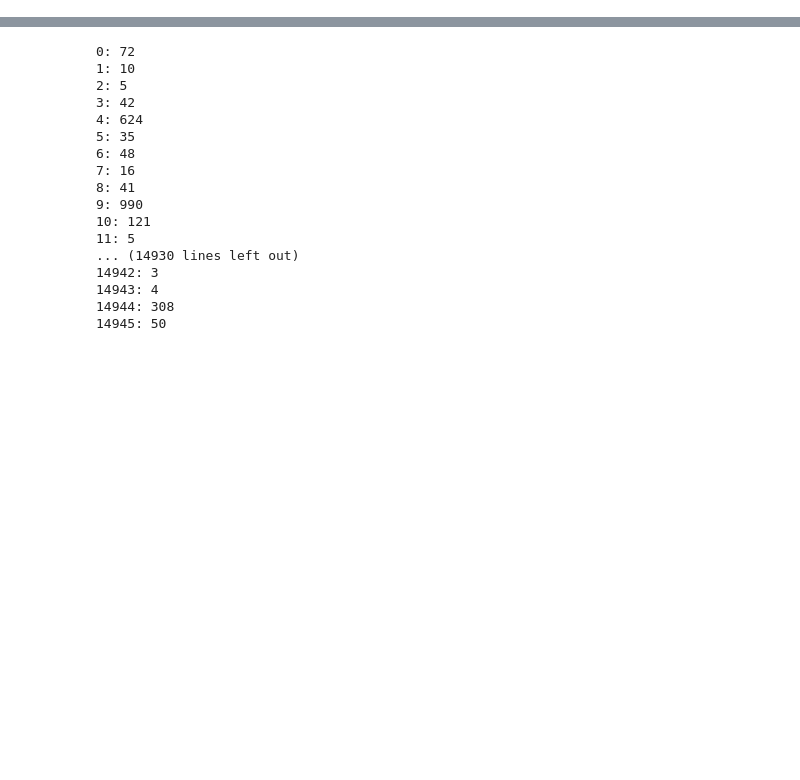
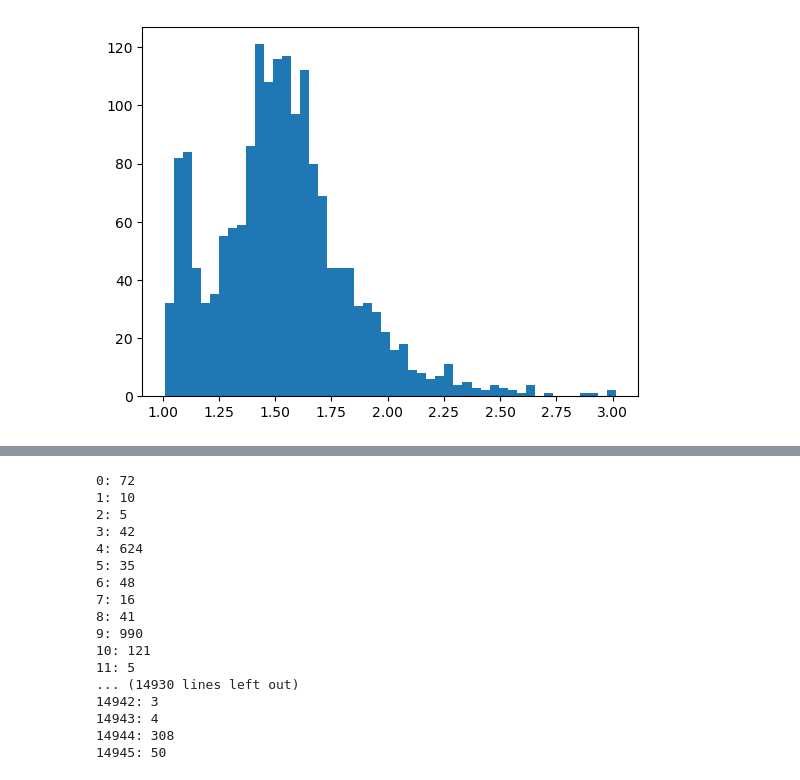
Before and after one commit to kaifronsdal/TheoremSense, a Jupyter notebook: theoremsense/test.ipynb, the cells around one changed output, grey strips where cells are left out. Cells and saved outputs as stored; diff of their text form; code cells hidden in the pictures; blank space fills up the shorter version.

```diff
--- a/theoremsense/test.ipynb
+++ b/theoremsense/test.ipynb
@@ -26,0 +60,34 @@ d[1]['train'][72]
+# %%
+from torch.nn import CrossEntropyLoss
+import torch
+import numpy as np
+
+def perplexity(outputs):
+    if not isinstance(outputs, list):
+        outputs = [outputs]
+
+    ppls = []
+    loss_fn = CrossEntropyLoss(reduction='none')
+    for o in outputs:
+        # o.logprobs is a dict from token ids to log probabilities
+        # o.token_ids is a sequence of tokens
+        # create a tensor of token ids of shape (seq_len, k)
+        # ensure that the target tokens are the first tokens in the logprobs array
+        assert [list(v.keys())[0] for v in o.logprobs] == o.token_ids
+
+
+        logprobs = [list(v.values()) for v in o.logprobs]
+        # pad logprobs with -inf to ensure that the tensor is of shape (seq_len, k)
+        max_len = max(len(l) for l in logprobs)
+        logprobs = [l + [-float('inf')] * (max_len - len(l)) for l in logprobs]
+        logprobs = torch.tensor(logprobs)
+
+        ppl = np.exp(np.mean(loss_fn(logprobs, torch.zeros(logprobs.shape[0], dtype=torch.long)).tolist()))
+        ppls.append(ppl)
+
+        # lls += [loss_fn(logprobs, torch.zeros(logprobs.shape[0], dtype=torch.long)).tolist()]
+
+    return ppls
+    # print(len(lls))
+    # print(len(lls[0]))
+    # return np.exp(np.mean(lls, axis=1))
@@ -26,0 +257,7 @@ d[1]['train'][72]
+# %%
+import matplotlib.pyplot as plt
+# np.mean(perplexity(predictions[:1000]))
+plt.hist(ppl, bins=50)
+plt.show()
+# %% [output]
+[figure, added]
```
Also changed, not shown: parts of 41 cells of this notebook, 11 other files.
